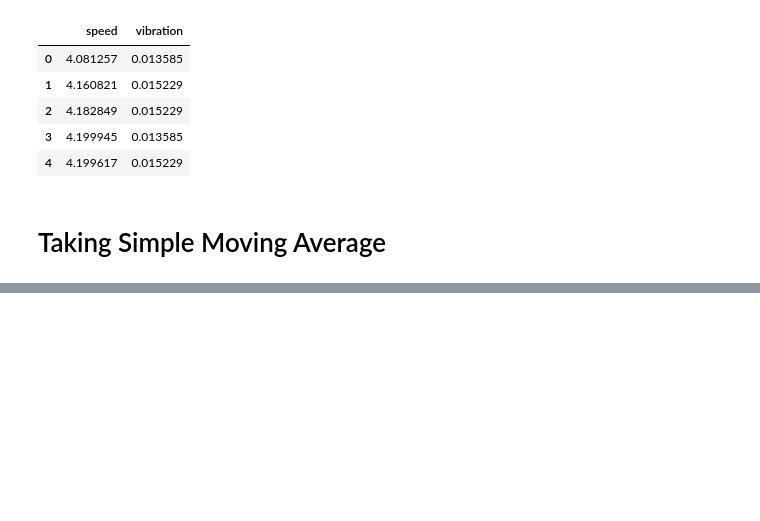
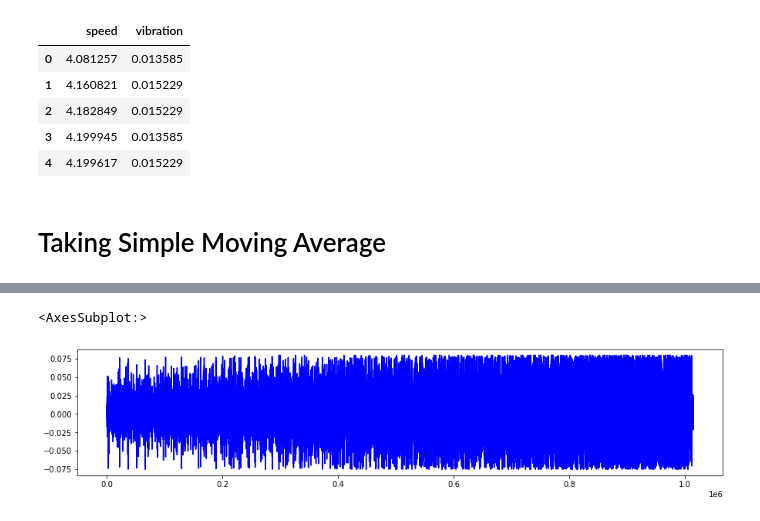
Before and after one commit to bahmad6890/machine-learning, a Jupyter notebook: merged.ipynb, the cells around one changed output, grey strips where cells are left out. Drawn from its saved outputs; the diff is of its cells as text; code cells hidden in the pictures; blank space fills up the shorter version.

```diff
--- a/merged.ipynb
+++ b/merged.ipynb
@@ -1049,0 +1250,5 @@ df
+# %%
+alldataset['vibration_SMA'].plot(color='b',figsize = (15,3))
+# %% [output]
+<AxesSubplot:>
+[figure, added]
```
Also changed, not shown: parts of 29 cells of this notebook.
